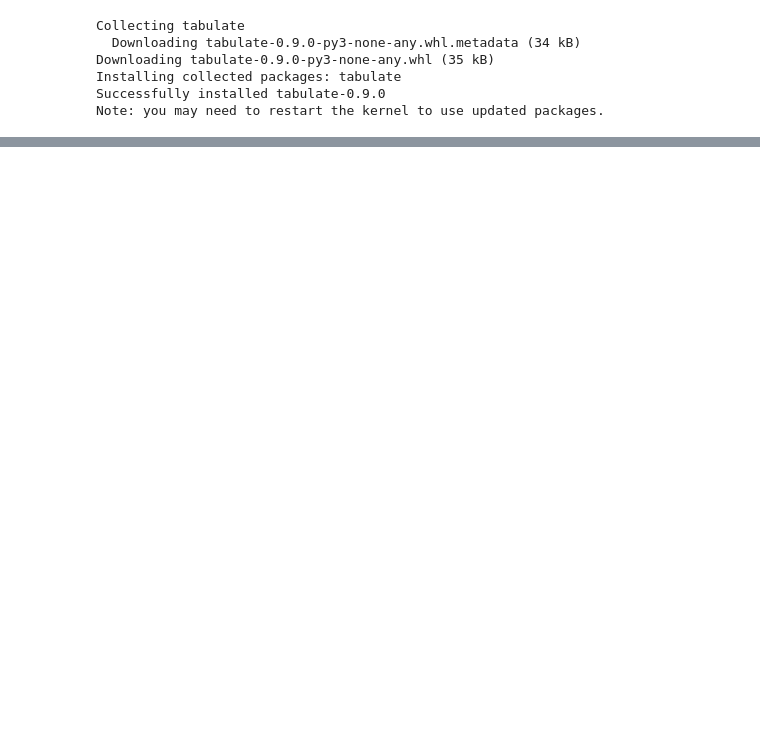
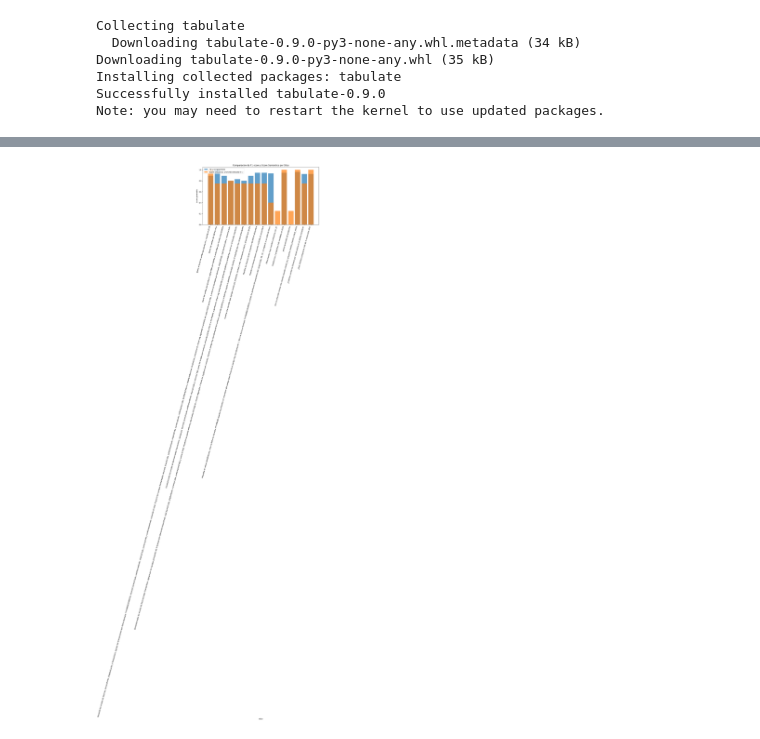
Before and after one commit to AnthonyPortillaCano/DemoSprint1AgenteQueriesProsegur, a Jupyter notebook: notebooks/Semana12.ipynb, the cells around one changed output, grey strips where cells are left out. Saved outputs shown, nothing was run; the diff lists cells and outputs as text; code cells hidden in the pictures; blank space fills up the shorter version.

```diff
--- a/notebooks/Semana12.ipynb
+++ b/notebooks/Semana12.ipynb
@@ -1357,7 +1349,10 @@ instruccion = (
 )
 
 tabla, diag = validator.evaluar_agente(agente, "ventas", instruccion)
+slice_name = diag.get('slice', instruccion)  # Usa instrucción como slice si no hay campo específico
+f1_score = diag.get('f1_score', None)        # Ajusta según cómo guardes la métrica en diag
 
+resultados_individuales.append({"slice": slice_name, "f1_score": f1_score, "score_semantico": diag.get('score_semantico', None)})
 print(tabla)
 print("\n--- DIAGNÓSTICO DETALLADO ---")
 pprint(diag)
@@ -1416,9 +1416,14 @@ instruccion = (
    "une la colección ventas con clientes usando cliente_id y proyecta nombre_cliente y total_venta"
 )
 
-tabla, diag = validator.evaluar_agente(agente, "clientes", instruccion)
+tabla, diag = validator.evaluar_agente(agente, "ventas", instruccion)
 
 print(tabla)
 print("\n--- DIAGNÓSTICO DETALLADO ---")
 pprint(diag)
+
+slice_name = diag.get('slice', instruccion)  # Usa instrucción como slice si no hay campo específico
+f1_score = diag.get('f1_score', None)        # Ajusta según cómo guardes la métrica en diag
+
+resultados_individuales.append({"slice": slice_name, "f1_score": f1_score, "score_semantico": diag.get('score_semantico', None)})
 # %% [output]
@@ -1441,0 +1477,13 @@ pprint(diag)
+# %%
+
+validator = AgentValidator()
+instruccion = "muestra los 3 productos más vendidos en 2024"
+
+tabla, diag = validator.evaluar_agente(agente, "transactions_collection", instruccion)
+slice_name = diag.get('slice', instruccion)  # Usa instrucción como slice si no hay campo específico
+f1_score = diag.get('f1_score', None)        # Ajusta según cómo guardes la métrica en diag
+
+resultados_individuales.append({"slice": slice_name, "f1_score": f1_score, "score_semantico": diag.get('score_semantico', None)})
+print(tabla)
+print("\n--- DIAGNÓSTICO DETALLADO ---")
+pprint(diag)
@@ -1441,0 +1595,24 @@ pprint(diag)
+# %%
+# Gráfica de F1-score y Score Semántico promedio por slice
+import matplotlib.pyplot as plt
+import pandas as pd
+
+if len(resultados_individuales) > 0:
+    df_resultados = pd.DataFrame(resultados_individuales)
+    resumen = df_resultados.groupby('slice').agg({
+        'f1_score': 'mean',
+        'score_semantico': 'mean'
+    }).reset_index()
+    plt.figure(figsize=(12, 6))
+    plt.bar(resumen['slice'], resumen['f1_score'], label='F1-score promedio', alpha=0.7)
+    if 'score_semantico' in resumen:
+        plt.bar(resumen['slice'], resumen['score_semantico']/100, label='Score semántico promedio (escala 0-1)', alpha=0.7)
+    plt.ylabel('Score promedio')
+    plt.xlabel('Slice')
+    plt.title('Comparación de F1-score y Score Semántico por Slice')
+    plt.xticks(rotation=75, ha='right')
+    plt.legend()
+    plt.tight_layout()
+    plt.show()
+# %% [output]
+[figure, added]
```
Also changed, not shown: parts of 42 cells of this notebook, 5 other files.
